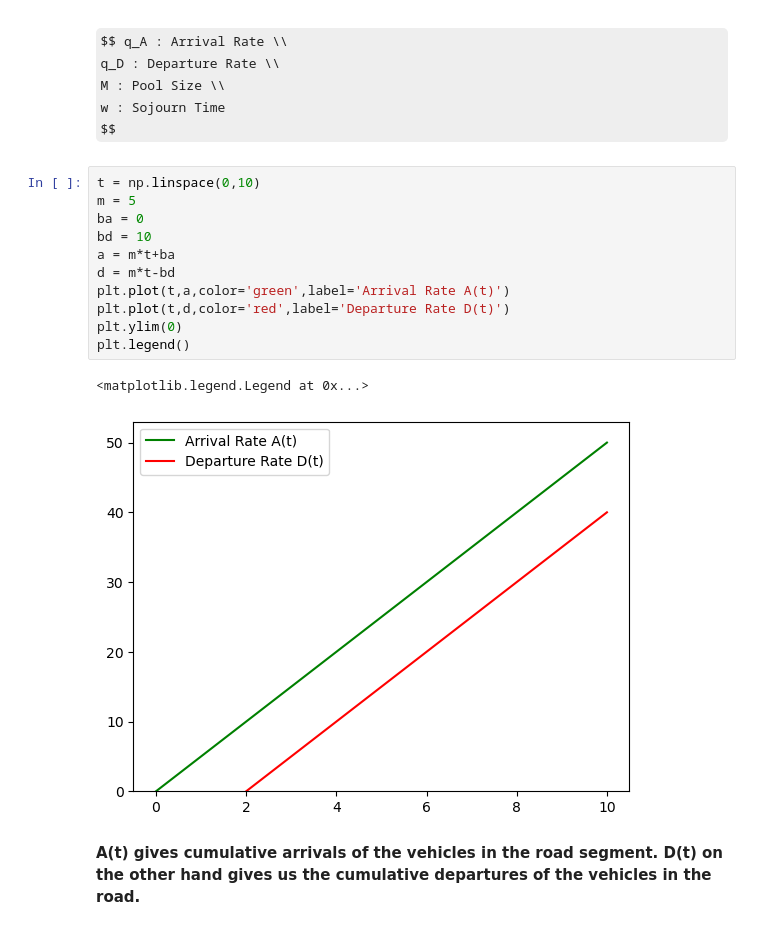
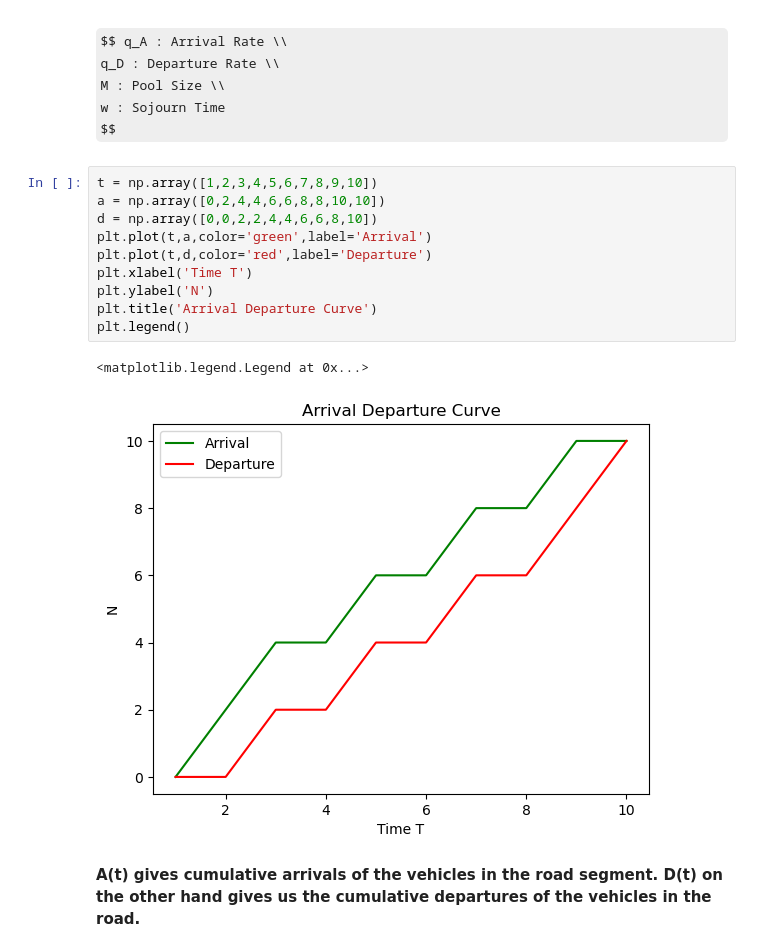
Before and after one commit to lotlouischoitslab/Computational_Transportation_Science, a Jupyter notebook: 00Traffic_Theory/02Cumulative_Diagrams.ipynb, the cells around one changed output. Drawn from its saved outputs; the diff is of its cells as text; some formulas as TeX source.

```diff
--- a/00Traffic_Theory/02Cumulative_Diagrams.ipynb
+++ b/00Traffic_Theory/02Cumulative_Diagrams.ipynb
@@ -15,20 +15,19 @@ q_D : Departure Rate \\
 M : Pool Size \\
 w : Sojourn Time
 $$
-# %%
-t = np.linspace(0,10)
-m = 5
-ba = 0
-bd = 10
-a = m*t+ba
-d = m*t-bd
-plt.plot(t,a,color='green',label='Arrival Rate A(t)')
-plt.plot(t,d,color='red',label='Departure Rate D(t)')
-plt.ylim(0)
-plt.legend()
-# %% [output]
-<matplotlib.legend.Legend at 0x...>
-[figure, removed]
+# %%
+t = np.array([1,2,3,4,5,6,7,8,9,10])
+a = np.array([0,2,4,4,6,6,8,8,10,10])
+d = np.array([0,0,2,2,4,4,6,6,8,10])
+plt.plot(t,a,color='green',label='Arrival')
+plt.plot(t,d,color='red',label='Departure')
+plt.xlabel('Time T')
+plt.ylabel('N')
+plt.title('Arrival Departure Curve')
+plt.legend()
+# %% [output]
+<matplotlib.legend.Legend at 0x...>
+[figure, added]
 # %% [markdown]
 **A(t) gives cumulative arrivals of the vehicles in the road segment. </br>
 D(t) on the other hand gives us the cumulative departures of the vehicles in the road.**
```
Also changed, not shown: parts of 4 cells of this notebook.
